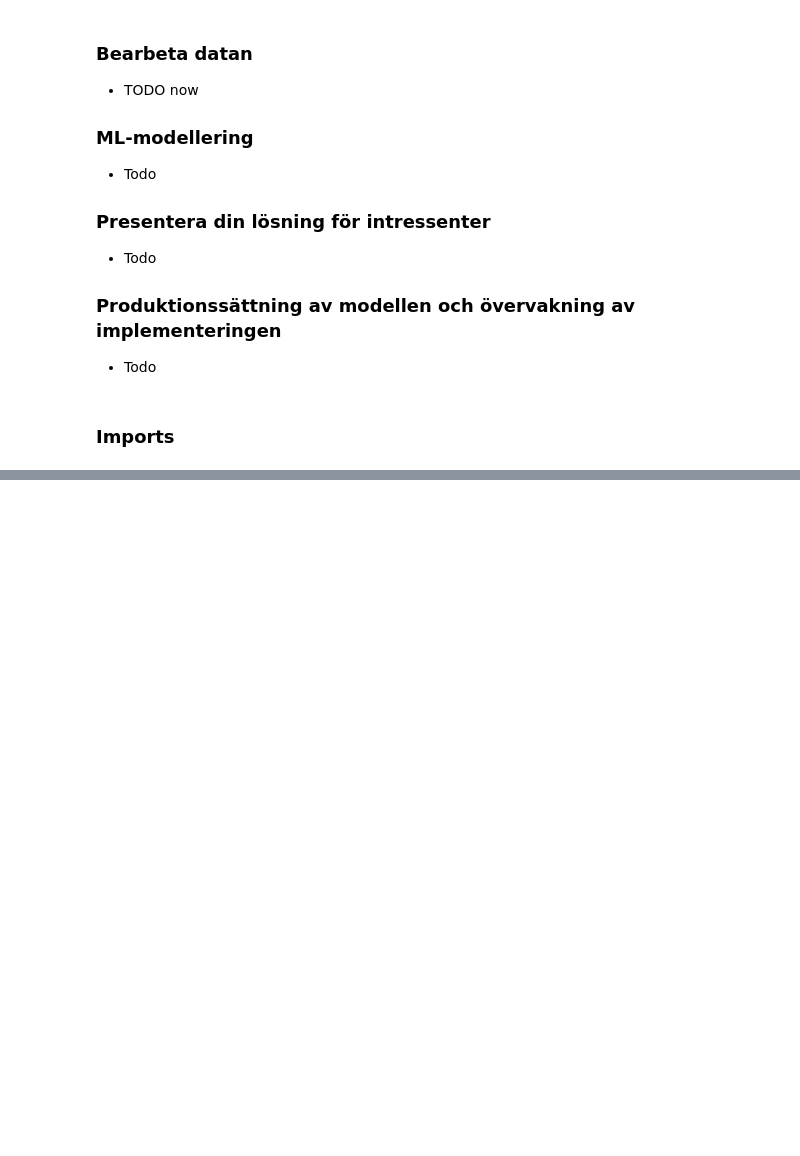
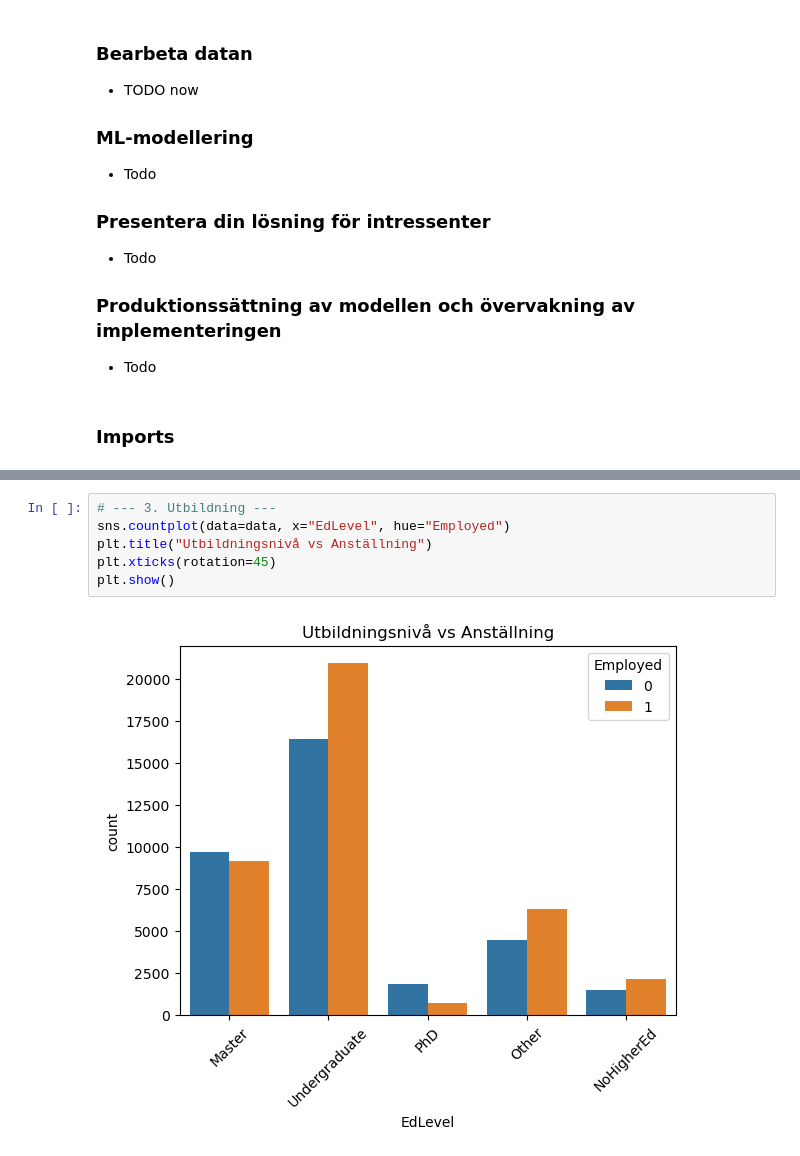
Before and after one commit to HugoManns/AI-kunskapskontroll-del-1, a Jupyter notebook: EDA.ipynb, the cells around one changed output, grey strips where cells are left out. Saved outputs shown, nothing was run; the diff lists cells and outputs as text; blank space fills up the shorter version.

```diff
--- a/EDA.ipynb
+++ b/EDA.ipynb
@@ -61,0 +85,8 @@ dtype: int64
+# %%
+# --- 3. Utbildning ---
+sns.countplot(data=data, x="EdLevel", hue="Employed")
+plt.title("Utbildningsnivå vs Anställning")
+plt.xticks(rotation=45)
+plt.show()
+# %% [output]
+[figure, added]
```
Also changed, not shown: parts of 12 cells of this notebook.
